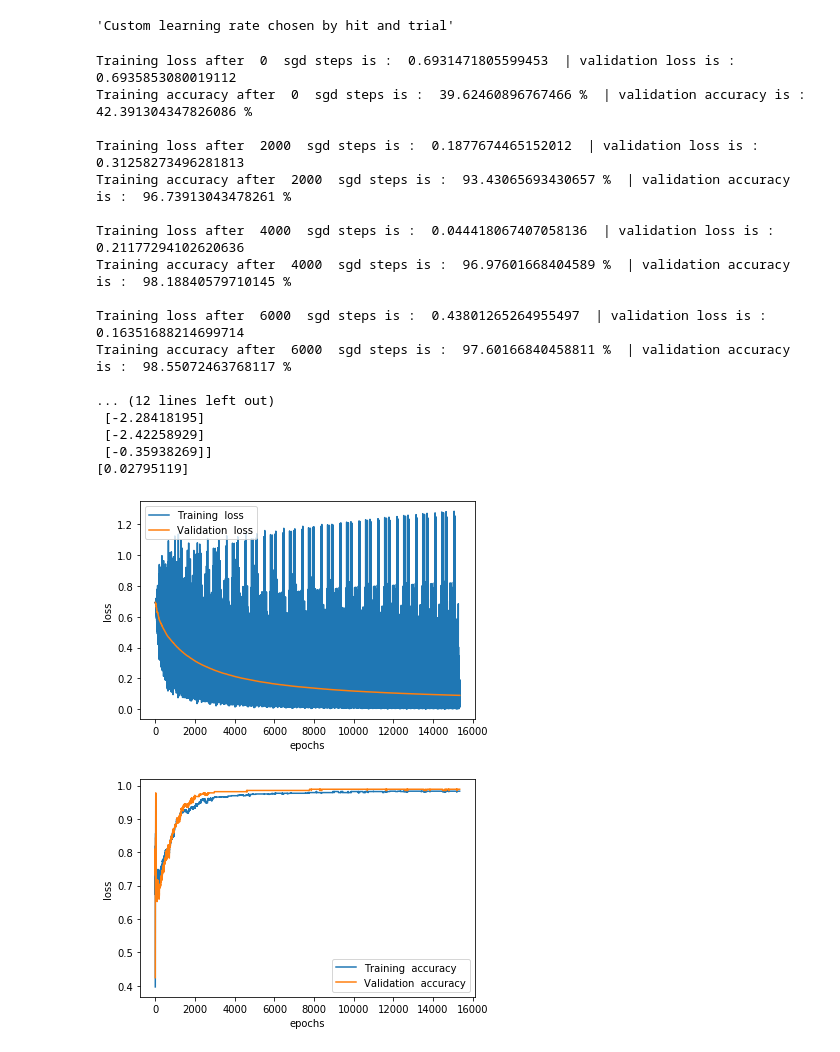
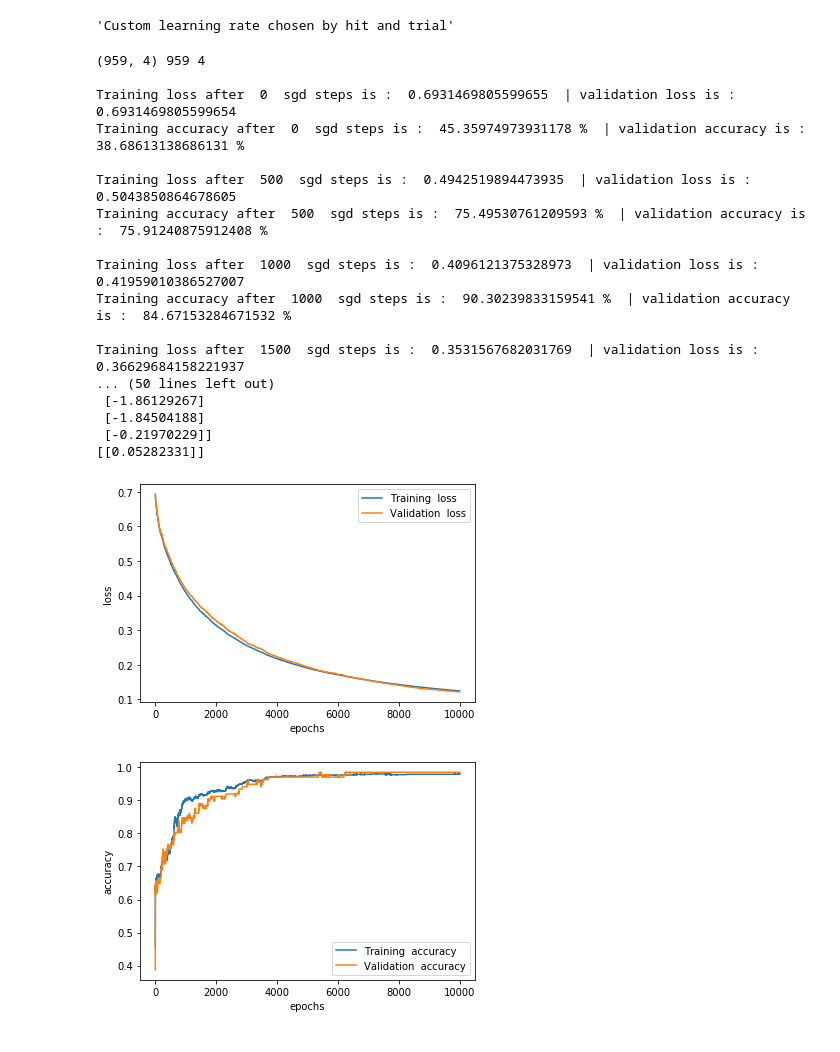
Before and after one commit to ArkaSarkar19/Machine-Learning-Assignments, a Jupyter notebook: Assignment1/LoR_models.ipynb, the cells around one changed output. Drawn from its saved outputs; the diff is of its cells as text; code cells hidden in the pictures.

```diff
--- a/Assignment1/LoR_models.ipynb
+++ b/Assignment1/LoR_models.ipynb
@@ -90,7 +90,7 @@ L = [0.0001,0.01,10]
 for i in range(3):
     print("\n For learning rate ", L[i], "------------------------------------------------------------ ")
     log_regressor_sgd = MyLogisticRegression()
-    log_regressor_sgd.fit(X_train, y_train, X_test, y_test, epochs = 10 ,learning_rate = L[i], grad_type = "sgd")
+    log_regressor_sgd.fit(X_train, y_train, X_val, y_val, epochs = 2000 ,learning_rate = L[i], grad_type = "sgd")
     print(log_regressor_sgd.W)
     print(log_regressor_sgd.b)
     loss_history_sgd = log_regressor_sgd.loss_history
@@ -106,7 +106,7 @@ for i in range(3):
     plt.plot([x for x in range(len(train_acc_history_sgd))], train_acc_history_sgd, label = "Training  accuracy " )
     plt.plot([x for x in range(len(val_acc_history_sgd))], val_acc_history_sgd, label = "Validation  accuracy")
     plt.xlabel('iterations')
-    plt.ylabel('loss')
+    plt.ylabel('accuracy')
     plt.legend()
     plt.show()
 
@@ -185,7 +179,7 @@ L = [0.0001,0.01,10]
 for i in range(3):
     print("\n For learning rate ", L[i], "------------------------------------------------------------ ")
     log_regressor_bgd = MyLogisticRegression()
-    log_regressor_bgd.fit(X_train, y_train, X_test, y_test, epochs = 10000 ,learning_rate = L[i], grad_type = "bgd")
+    log_regressor_bgd.fit(X_train, y_train, X_val, y_val, epochs = 10000 ,learning_rate = L[i], grad_type = "bgd")
     print(log_regressor_bgd.W)
     print(log_regressor_bgd.b)
     loss_history_bgd = log_regressor_bgd.loss_history
@@ -271,44 +265,44 @@ Training accuracy after  1000  iterations is :  99.16579770594369 %  | validatio
 # %%
 """ SGD on 0.005 learning rate"""
 log_regressor_sgd = MyLogisticRegression()
-log_regressor_sgd.fit(X_train, y_train, X_test, y_test, epochs = 15 ,learning_rate = 0.005, grad_type = "sgd")
+log_regressor_sgd.fit(X_train, y_train, X_val, y_val, epochs = 10000 ,learning_rate = 0.005, grad_type = "sgd")
 print(log_regressor_sgd.W)
 print(log_regressor_sgd.b)
 loss_history_sgd = log_regressor_sgd.loss_history
 val_loss_history_sgd = log_regressor_sgd.val_loss_history
 train_acc_history_sgd = log_regressor_sgd.train_acc_history
 val_acc_history_sgd = log_regressor_sgd.val_acc_history
 plt.plot([x for x in range(len(loss_history_sgd))], loss_history_sgd, label = "Training  loss " )
 plt.plot([x for x in range(len(val_loss_history_sgd))], val_loss_history_sgd, label = "Validation  loss")
 plt.xlabel('epochs')
 plt.ylabel('loss')
 plt.legend()
 plt.show()
 plt.plot([x for x in range(len(train_acc_history_sgd))], train_acc_history_sgd, label = "Training  accuracy " )
 plt.plot([x for x in range(len(val_acc_history_sgd))], val_acc_history_sgd, label = "Validation  accuracy")
 plt.xlabel('epochs')
-plt.ylabel('loss')
+plt.ylabel('accuracy')
 plt.legend()
 plt.show()
 # %% [output]
-Training loss after  0  sgd steps is :  0.6931471805599453  | validation loss is :  0.6935853080019112
-Training accuracy after  0  sgd steps is :  39.62460896767466 %  | validation accuracy is :  42.391304347826086 %
+(959, 4) 959 4
 
-Training loss after  2000  sgd steps is :  0.1877674465152012  | validation loss is :  0.31258273496281813
-Training accuracy after  2000  sgd steps is :  93.43065693430657 %  | validation accuracy is :  96.73913043478261 %
+Training loss after  0  sgd steps is :  0.6931469805599655  | validation loss is :  0.6931469805599654
+Training accuracy after  0  sgd steps is :  45.35974973931178 %  | validation accuracy is :  38.68613138686131 %
 
-Training loss after  4000  sgd steps is :  0.044418067407058136  | validation loss is :  0.21177294102620636
-Training accuracy after  4000  sgd steps is :  96.97601668404589 %  | validation accuracy is :  98.18840579710145 %
+Training loss after  500  sgd steps is :  0.4942519894473935  | validation loss is :  0.5043850864678605
+Training accuracy after  500  sgd steps is :  75.49530761209593 %  | validation accuracy is :  75.91240875912408 %
 
-Training loss after  6000  sgd steps is :  0.43801265264955497  | validation loss is :  0.16351688214699714
-Training accuracy after  6000  sgd steps is :  97.60166840458811 %  | validation accuracy is :  98.55072463768117 %
+Training loss after  1000  sgd steps is :  0.4096121375328973  | validation loss is :  0.41959010386527007
+Training accuracy after  1000  sgd steps is :  90.30239833159541 %  | validation accuracy is :  84.67153284671532 %
 
-... (12 lines left out)
- [-2.28418195]
- [-2.42258929]
- [-0.35938269]]
-[0.02795119]
+Training loss after  1500  sgd steps is :  0.3531567682031769  | validation loss is :  0.36629684158221937
+... (50 lines left out)
+ [-1.86129267]
+ [-1.84504188]
+ [-0.21970229]]
+[[0.05282331]]
-[figure, old version]
+[figure, new version]
-[figure, old version]
+[figure, new version]
 # %%
 log_regressor_bgd = MyLogisticRegression()
```
Also changed, not shown: parts of 5 cells of this notebook, 2 other files.
